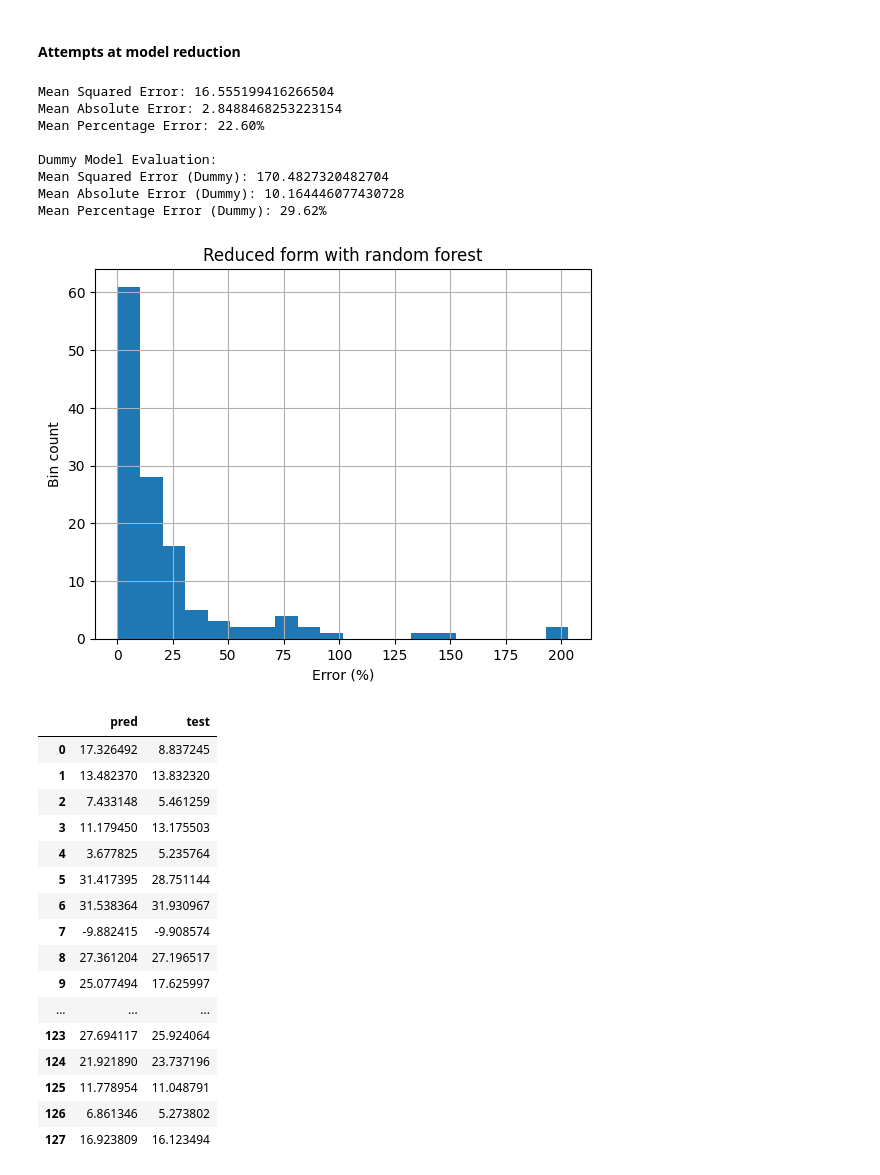
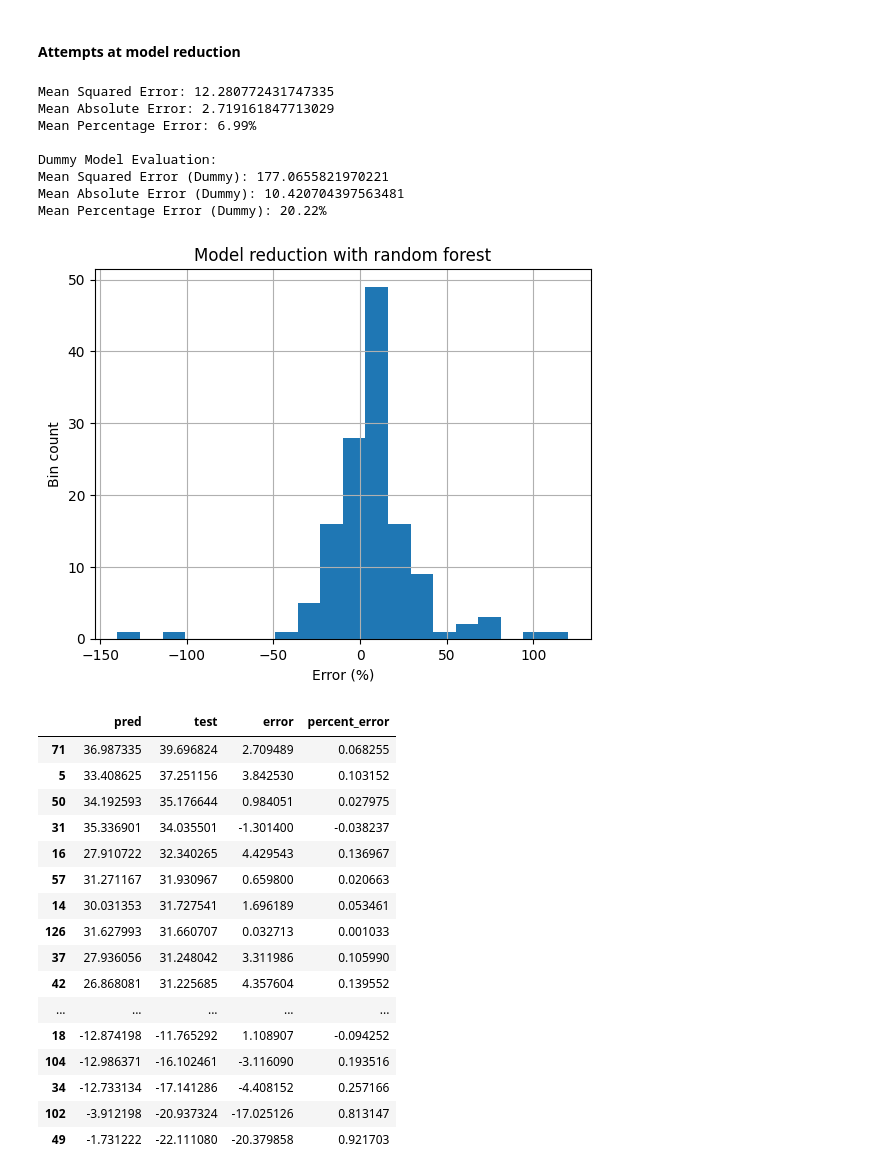
Before and after one commit to NielsBongers/openfoam-airfoil-optimization, a Jupyter notebook: analysis.ipynb, the cells around one changed output. Saved outputs shown, nothing was run; the diff lists cells and outputs as text; code cells hidden in the pictures.

Commit message:
Extended model reduction

```diff
--- a/analysis.ipynb
+++ b/analysis.ipynb
@@ -100,7 +84,7 @@ plt.show()
 #### Attempts at model reduction
 # %%
 df_subset = df_filtered[
-    (df_filtered["cl_cd_abs"] > 5.0) & (df_filtered["cl_cd_abs"] < 35.0)
+    (df_filtered["cl_cd_abs"] > 5.0) & (df_filtered["cl_cd_abs"] < 1005.0)
 ]
 
 X = df_subset[["x0", "x1", "x2", "x3", "x4", "x5"]]
@@ -114,62 +98,68 @@ rf = RandomForestRegressor(n_estimators=100, random_state=42)
 rf.fit(X_train, y_train)
 y_pred = rf.predict(X_test)
 
 mse = mean_squared_error(y_test, y_pred)
 mae = mean_absolute_error(y_test, y_pred)
-percentage_error = np.mean(np.abs((y_test - y_pred) / y_test)) * 100
+percentage_error = np.mean((y_test - y_pred) / y_test) * 100
 
 print(f"Mean Squared Error: {mse}")
 print(f"Mean Absolute Error: {mae}")
 print(f"Mean Percentage Error: {percentage_error:.2f}%")
 
 # Dummy method: Mean baseline
 y_dummy_pred = [y_train.mean()] * len(y_test)
 mse_dummy = mean_squared_error(y_test, y_dummy_pred)
 mae_dummy = mean_absolute_error(y_test, y_dummy_pred)
 percentage_error_dummy = np.mean((y_test - y_dummy_pred) / y_test) * 100
 
 print("\nDummy Model Evaluation:")
 print(f"Mean Squared Error (Dummy): {mse_dummy}")
 print(f"Mean Absolute Error (Dummy): {mae_dummy}")
 print(f"Mean Percentage Error (Dummy): {percentage_error_dummy:.2f}%")
 
-plt.hist(np.abs((y_test - y_pred) / y_test) * 100, bins=20)
+plt.hist((y_test - y_pred) / y_test * 100, bins=20)
 plt.xlabel("Error (%)")
 plt.ylabel("Bin count")
-plt.title("Reduced form with random forest")
+plt.title("Model reduction with random forest")
 plt.grid()
 
 plt.savefig(
-    "results/figures/27122024 - OpenFOAM - random forest reduced form.png", dpi=300
+    "results/figures/27122024 - OpenFOAM - random forest model reduction.png", dpi=300
 )
 # %% [output]
-Mean Squared Error: 16.555199416266504
-Mean Absolute Error: 2.8488468253223154
-Mean Percentage Error: 22.60%
+Mean Squared Error: 12.280772431747335
+Mean Absolute Error: 2.719161847713029
+Mean Percentage Error: 6.99%
 
 Dummy Model Evaluation:
-Mean Squared Error (Dummy): 170.4827320482704
-Mean Absolute Error (Dummy): 10.164446077430728
-Mean Percentage Error (Dummy): 29.62%
+Mean Squared Error (Dummy): 177.0655821970221
+Mean Absolute Error (Dummy): 10.420704397563481
+Mean Percentage Error (Dummy): 20.22%
-[figure, old version]
+[figure, new version]
 # %%
-pd.set_option('display.max_rows', None)
-pd.DataFrame({"pred": y_pred, "test": y_test.values})
+pd.set_option("display.max_rows", None)
+reduced_form = pd.DataFrame({"pred": y_pred, "test": y_test.values}).sort_values(
+    by="test", ascending=False
+)
+reduced_form["error"] = reduced_form["test"] - reduced_form["pred"]
+reduced_form["percent_error"] = (reduced_form["test"] - reduced_form["pred"]) / reduced_form["test"]
+
+reduced_form
 # %% [output]
-|  | pred | test |
-| 0 | 17.326492 | 8.837245 |
-| 1 | 13.482370 | 13.832320 |
-| 2 | 7.433148 | 5.461259 |
-| 3 | 11.179450 | 13.175503 |
-| 4 | 3.677825 | 5.235764 |
-| 5 | 31.417395 | 28.751144 |
-| 6 | 31.538364 | 31.930967 |
-| 7 | -9.882415 | -9.908574 |
-| 8 | 27.361204 | 27.196517 |
-| 9 | 25.077494 | 17.625997 |
-| ... | ... | ... |
-| 123 | 27.694117 | 25.924064 |
-| 124 | 21.921890 | 23.737196 |
-| 125 | 11.778954 | 11.048791 |
-| 126 | 6.861346 | 5.273802 |
-| 127 | 16.923809 | 16.123494 |
+|  | pred | test | error | percent_error |
+| 71 | 36.987335 | 39.696824 | 2.709489 | 0.068255 |
+| 5 | 33.408625 | 37.251156 | 3.842530 | 0.103152 |
+| 50 | 34.192593 | 35.176644 | 0.984051 | 0.027975 |
+| 31 | 35.336901 | 34.035501 | -1.301400 | -0.038237 |
+| 16 | 27.910722 | 32.340265 | 4.429543 | 0.136967 |
+| 57 | 31.271167 | 31.930967 | 0.659800 | 0.020663 |
+| 14 | 30.031353 | 31.727541 | 1.696189 | 0.053461 |
+| 126 | 31.627993 | 31.660707 | 0.032713 | 0.001033 |
+| 37 | 27.936056 | 31.248042 | 3.311986 | 0.105990 |
+| 42 | 26.868081 | 31.225685 | 4.357604 | 0.139552 |
+| ... | ... | ... | ... | ... |
+| 18 | -12.874198 | -11.765292 | 1.108907 | -0.094252 |
+| 104 | -12.986371 | -16.102461 | -3.116090 | 0.193516 |
+| 34 | -12.733134 | -17.141286 | -4.408152 | 0.257166 |
+| 102 | -3.912198 | -20.937324 | -17.025126 | 0.813147 |
+| 49 | -1.731222 | -22.111080 | -20.379858 | 0.921703 |
```
Also changed, not shown: parts of 2 cells of this notebook, 3 other files.
